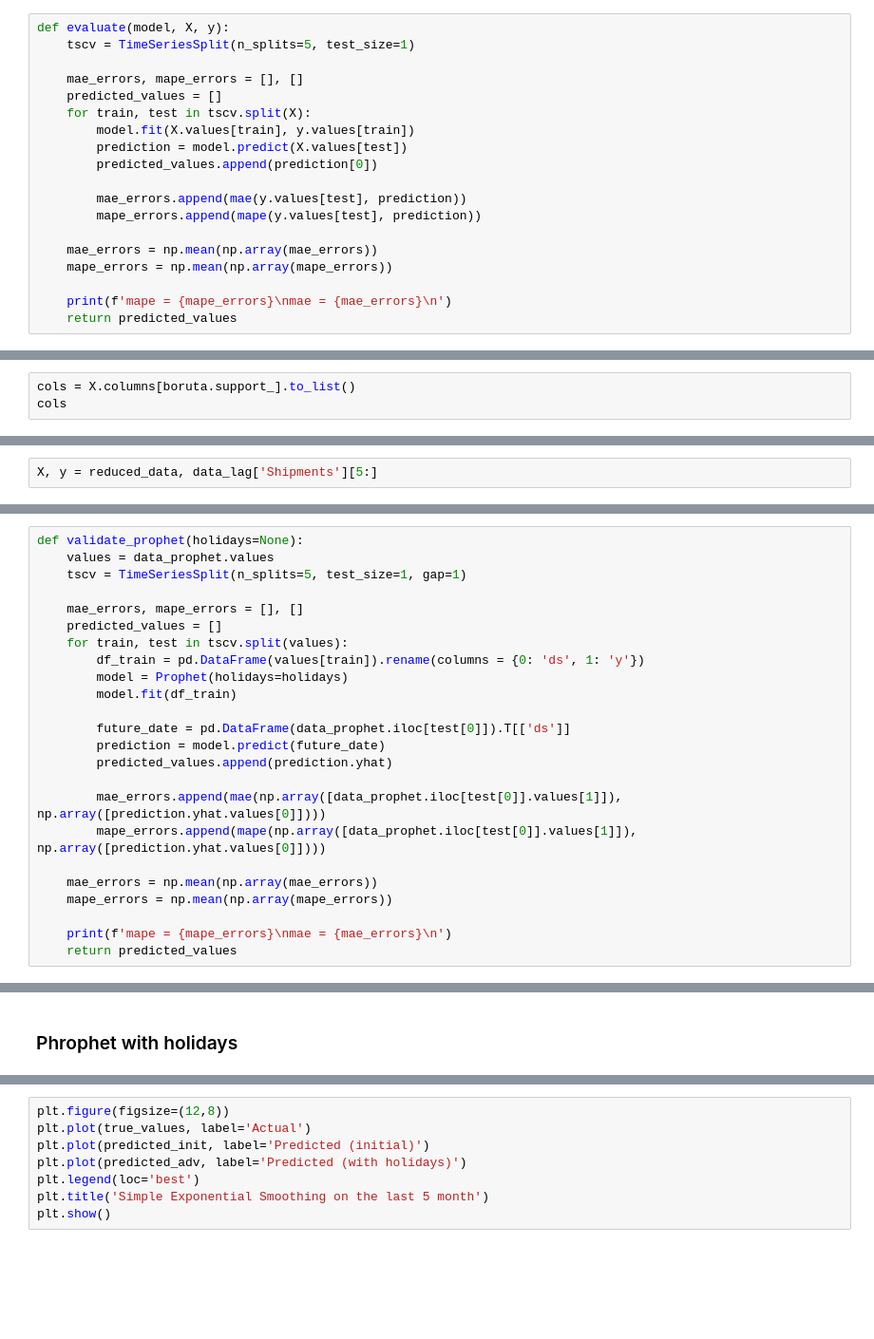
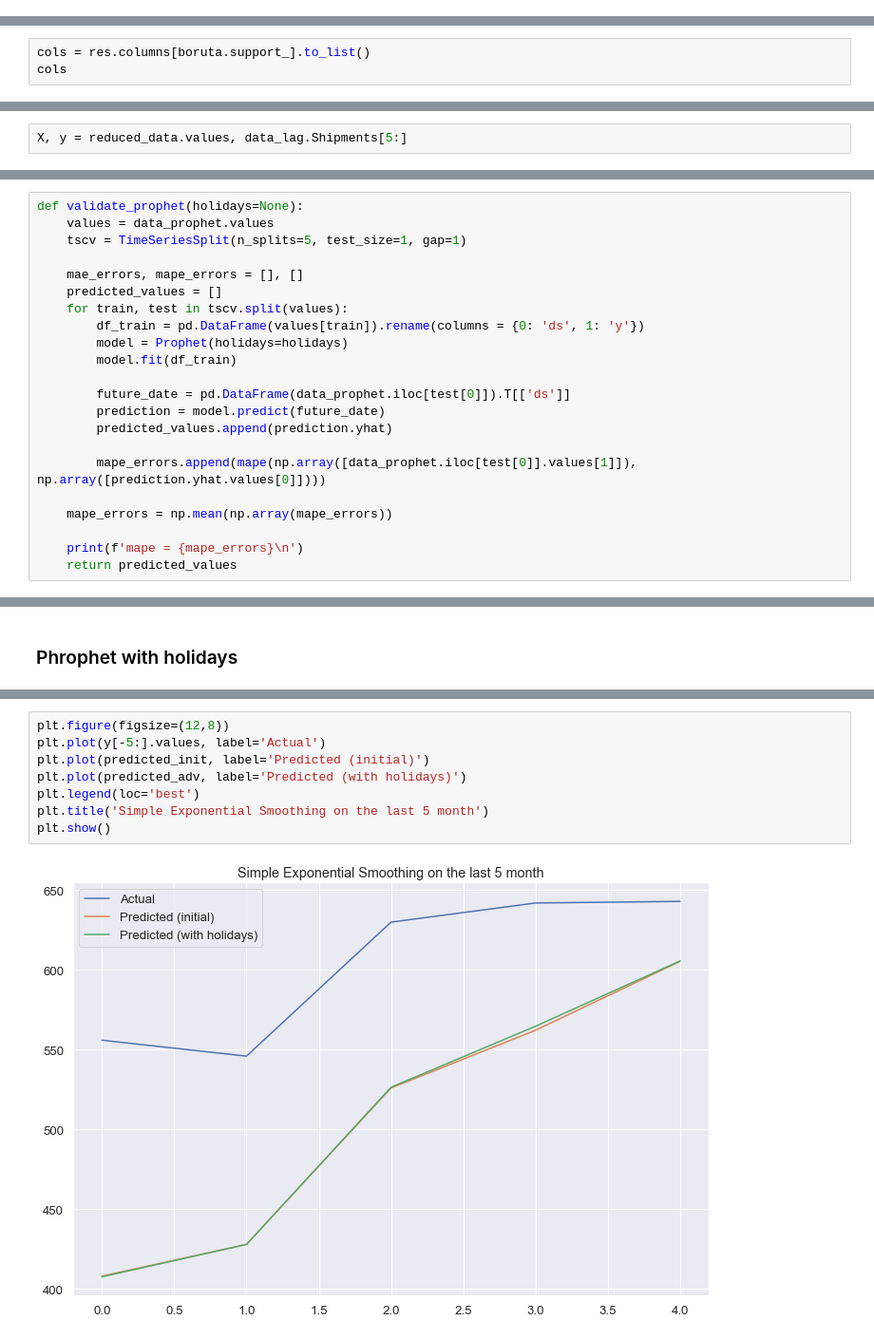
Before and after one commit to Dosann/Time-series-forecast, a Jupyter notebook: shipment_forecast.ipynb, the cells around one changed output, grey strips where cells are left out. Shown at 95% size. Cells and saved outputs as stored; diff of their text form; blank space fills up the shorter version.

```diff
--- a/shipment_forecast.ipynb
+++ b/shipment_forecast.ipynb
@@ -567,22 +560,3 @@ Reusing evaluation for different models (pipelines) helps track each model's con
-# %%
-def evaluate(model, X, y):
-    tscv = TimeSeriesSplit(n_splits=5, test_size=1)
-
-    mae_errors, mape_errors = [], []
-    predicted_values = []
-    for train, test in tscv.split(X):
-        model.fit(X.values[train], y.values[train])
-        prediction = model.predict(X.values[test])
-        predicted_values.append(prediction[0])
-
-        mae_errors.append(mae(y.values[test], prediction))
-        mape_errors.append(mape(y.values[test], prediction))
-
-    mae_errors = np.mean(np.array(mae_errors))
-    mape_errors = np.mean(np.array(mape_errors))
-
-    print(f'mape = {mape_errors}\nmae = {mae_errors}\n')
-    return predicted_values
 # %%
 lin_reg = LinearRegression()
 # %%
@@ -771,3 +786,3 @@ boruta.fit(np.array(X_train), np.array(y_train))
 # %%
-cols = X.columns[boruta.support_].to_list()
+cols = res.columns[boruta.support_].to_list()
 cols
@@ -775,7 +797,7 @@ cols
 delete = [c for c in res.columns.values.tolist() if c not in cols]
 reduced_data = res.drop(delete, axis=1)
 # %%
-X, y = reduced_data, data_lag['Shipments'][5:]
+X, y = reduced_data.values, data_lag.Shipments[5:]
 # %%
 predicted_values = evaluate(lin_reg, X, y)
 plot_results(x, y_true, predicted_values, title='Linear regression with lag features using Boruta on the last 5 month')
@@ -841,13 +865,11 @@ def validate_prophet(holidays=None):
         prediction = model.predict(future_date)
         predicted_values.append(prediction.yhat)
 
-        mae_errors.append(mae(np.array([data_prophet.iloc[test[0]].values[1]]), np.array([prediction.yhat.values[0]])))
         mape_errors.append(mape(np.array([data_prophet.iloc[test[0]].values[1]]), np.array([prediction.yhat.values[0]])))
 
-    mae_errors = np.mean(np.array(mae_errors))
     mape_errors = np.mean(np.array(mape_errors))
 
-    print(f'mape = {mape_errors}\nmae = {mae_errors}\n')
+    print(f'mape = {mape_errors}\n')
     return predicted_values
 # %%
 predicted_init = validate_prophet()
@@ -861,8 +919,10 @@ predicted_adv = validate_prophet(holidays=black_friday)
 # %%
 plt.figure(figsize=(12,8))
-plt.plot(true_values, label='Actual')
+plt.plot(y[-5:].values, label='Actual')
 plt.plot(predicted_init, label='Predicted (initial)')
 plt.plot(predicted_adv, label='Predicted (with holidays)')
 plt.legend(loc='best')
 plt.title('Simple Exponential Smoothing on the last 5 month')
 plt.show()
+# %% [output]
+[figure, added]
```
Also changed, not shown: parts of 43 cells of this notebook.
